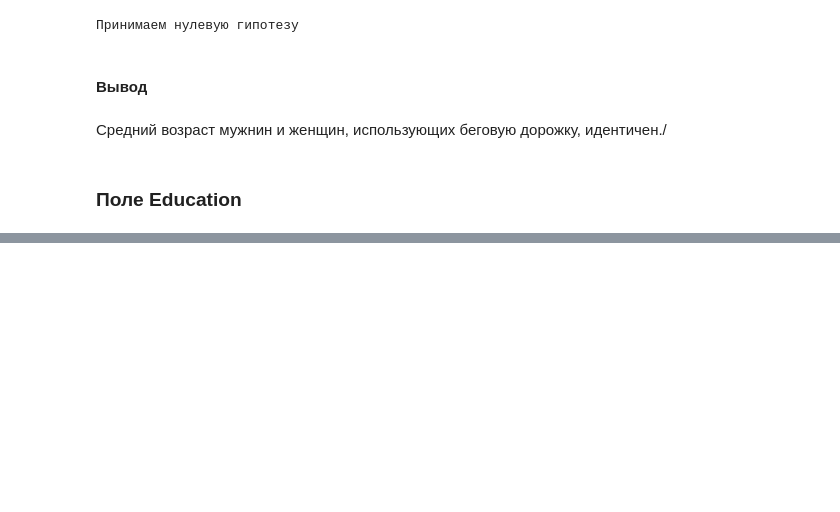
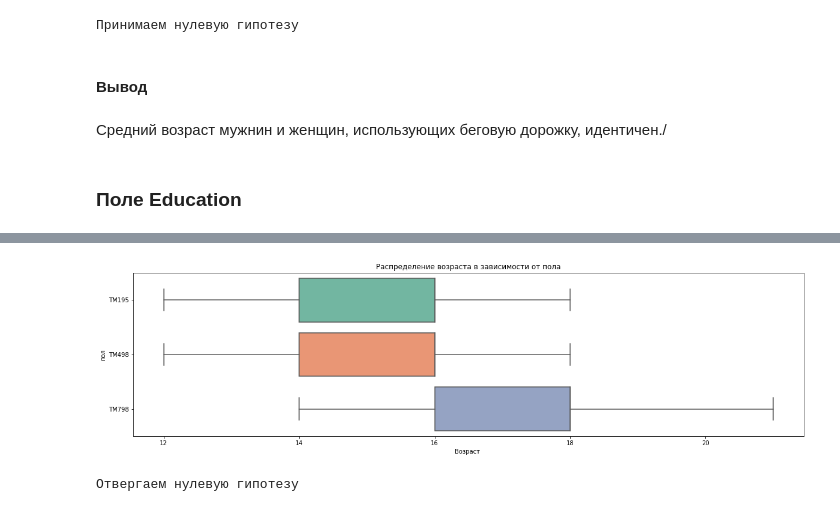
Before and after one commit to Chularev/kaggle_competitions, a Jupyter notebook: CardioGoodFitness/notebook.ipynb, the cells around one changed output, grey strips where cells are left out. Cells and saved outputs as stored; diff of their text form; code cells hidden in the pictures; blank space fills up the shorter version.

```diff
--- a/CardioGoodFitness/notebook.ipynb
+++ b/CardioGoodFitness/notebook.ipynb
@@ -446,0 +494,11 @@ data.boxplot('Education')
+# %%
+fig = plot.figure(figsize=(20, 5))
+
+sns.boxplot(data=data, x='Education', y='Product', orient="h", palette="Set2").set(
+    title='Распределение возраста в зависимости от пола',
+    xlabel='Возраст ',
+    ylabel='пол'
+)
+plot.show()
+# %% [output]
+[figure, added]
@@ -446,0 +507,4 @@ data.boxplot('Education')
+# %%
+do_test(result.pvalue)
+# %% [output]
+Отвергаем нулевую гипотезу
```
Also changed, not shown: parts of 14 cells of this notebook.
